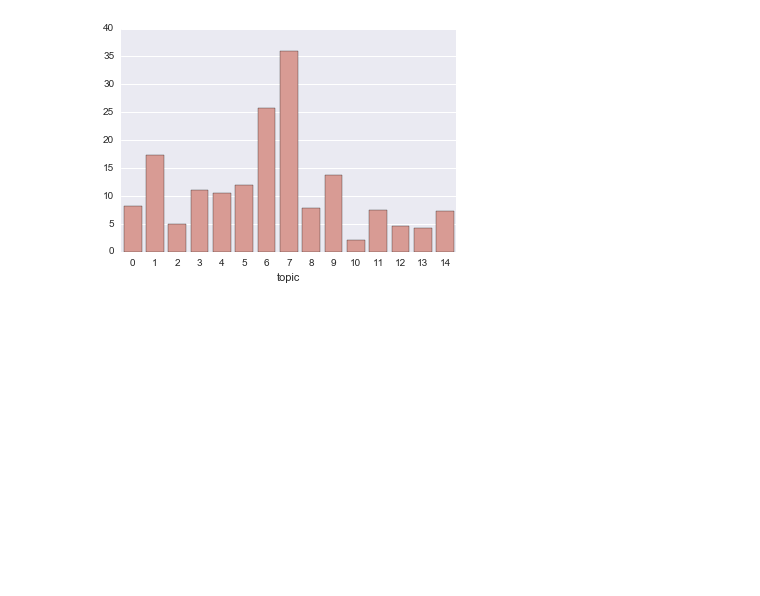
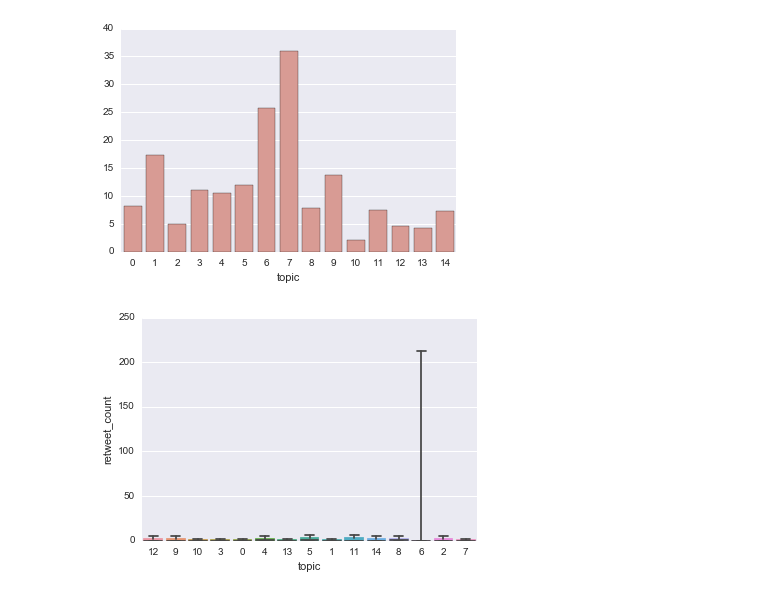
Before and after one commit to matt-stringer/twitter-marketing-analysis, a Jupyter notebook: descriptive_stats_tweets/Solar Marketing Analysis.ipynb, the cells around one changed output. Drawn from its saved outputs; the diff is of its cells as text; code cells hidden in the pictures; blank space fills up the shorter version.

```diff
--- a/descriptive_stats_tweets/Solar Marketing Analysis.ipynb
+++ b/descriptive_stats_tweets/Solar Marketing Analysis.ipynb
@@ -481,7 +519,7 @@ long_tweets = df[df['num_chars'] > 75.0]
 
 # companies_to_analyze =['Sungevity', 'SolarCity', 'Vivint Solar ', 'SunRun', 'Trinity Solar ', 'Solar Universe Inc.', 'Real Goods Solar ', 'Solar Universe Inc.', 'Alternate Energy Inc']
 # long_tweets = long_tweets[long_tweets.company.isin(companies_to_analyze)]
-long_tweets = long_tweets[long_tweets.company != 'Quality First Home Improvement Inc.']
+long_tweets = long_tweets[~long_tweets.company.isin(['Quality First Home Improvement Inc.', 'GRID Alternatives'])]
 print(len(long_tweets))
 # %% [output]
 64682
@@ -501,10 +558,3 @@ TODO: Pickle for future reloading. Save time on preprocessing
 # Prepare tf-idf and count vectorizers; investigate terms by count
 # %% [markdown]
 Remove stop words from analysis
-# %%
-# add additional stop words
-stop = stop.union({ u'hyperlink', u'rt', u'amp'})
-
-stop = stop.union({u'solar energy', u'solar', u'solar power', u'power', u'energy', u'solarchat', 'ameco'})
-
-stop = stop.union({ u'san diego', u'san francisco', u'san', u'francisco', u'santaclarita',u'santa barbara', u'sandiego', u'diego', u'ny', u'la', u'oakland', u'jose', u'bay', u'bay area', u'nj', u'los angeles', u'sacramento', u'fresno', u'longisland', u'phoenix', u'ca', u'sf', u'marin', u'palm spring', u'sonoma', u'boulder', u'spec city', u'los angeles', u'long island', u'camarillo', u'li', u'az', u'seattle', u'austin', u'losangeles', u'sanfrancisco', u'orangecounty'})
@@ -511,13 +566,6 @@ stop = stop.union({ u'san diego', u'san francisco', u'san', u'francisco', u'sant
 # %% [markdown]
 A lot of companies use their name. I need to create a stop word for each of the terms.
 # %%
-# remove company names
-for c in companies:
-    words = u' '.join(c.lower().split(" "))
-    words_no_space =  u''.join(words.replace(".","").split(" "))
-    stop = stop.union({words, words_no_space})
-
-stop = stop.union({u'vivintsolar', u'vivint',u'sunline',  u'trinitysolar', u'trinity', u'rgsenergy', u'rg', u'sullivansolar', u'solare', u'solarenergy',u'recsolar', u'rec', u'sullivan', u'joule', u'thesolarco', u'solaruniverse', u'gci', u'green convergence', u'pacificsolar', u'ross', u'ross group', u'namaste', 'asi hastings', u'asi', u'verengosolar', u'gosolaire', u'solaire', u'sunationsolarchoice', u'sunationsolar', u'acroenergy', u'sunation', u'namast',  u'luminalt', u'solar alliance america', u'quality home improvement'})
 
 stop = stop.union({u'ice pop truck'})
 
@@ -880,3 +946,12 @@ ax = sns.barplot(x=topic_to_mean_retweet.index, y=topic_to_mean_retweet.values,c
 ax.figure.savefig('avg_retweets_by_topics.png')
 # %% [output]
 [figure]
+# %%
+# ax = sns.boxplot(x=long_tweets["topic"])
+long_tweets['retweet_count']= long_tweets['retweet_count'].astype(float)
+
+df_box_plot = long_tweets[~(np.abs(long_tweets.retweet_count-long_tweets.retweet_count.mean())>(3*long_tweets.retweet_count.std()))]
+
+ax = sns.boxplot(x="topic", y="retweet_count", data=df_box_plot, showfliers=False)
+# %% [output]
+[figure, added]
```
Also changed, not shown: parts of 16 cells of this notebook.
